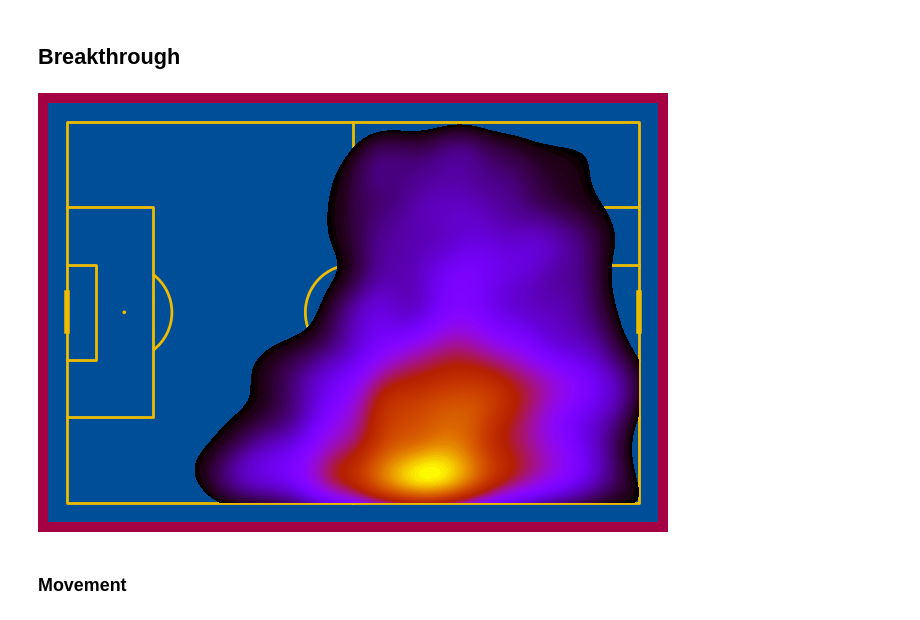
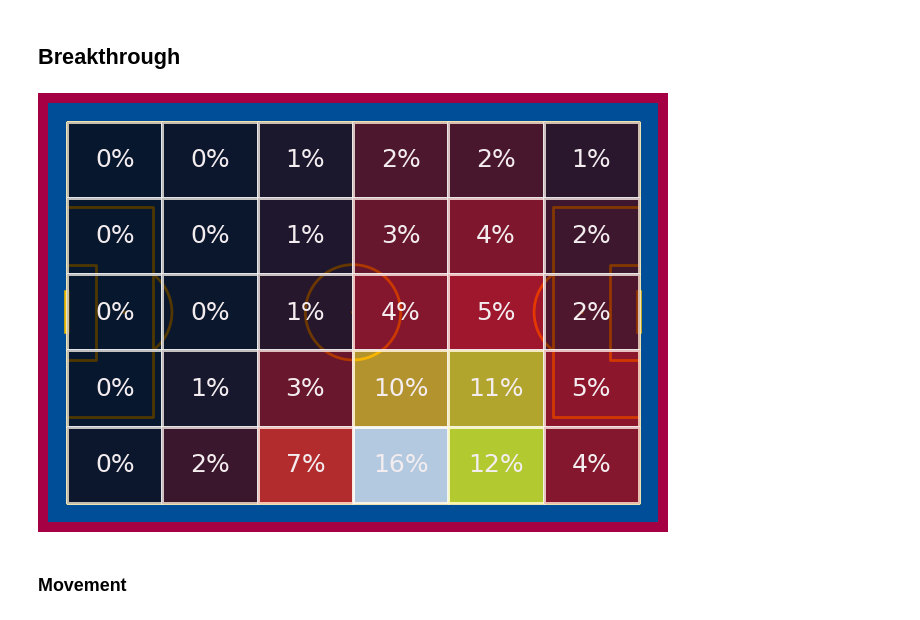
Before and after one commit to YashaswiPandey/IST652-FinalProject, a Jupyter notebook: messiAnalysis.ipynb, the cells around one changed output. Cells and saved outputs as stored; diff of their text form; code cells hidden in the pictures.

```diff
--- a/messiAnalysis.ipynb
+++ b/messiAnalysis.ipynb
@@ -68,36 +70,28 @@ def heatmap(df,type):
 
     if(type=="pass"):
         pitch = Pitch(pitch_type='statsbomb',pitch_color='#004d98', line_color='#edbb00',half=True)
+    elif(type=="all"):
+        pitch = Pitch(pitch_type='statsbomb',pitch_color='#004d98', line_color='#edbb00')
     else:
         pitch = VerticalPitch(pitch_type='statsbomb',pitch_color='#004d98', line_color='#edbb00')
 
-    if(type=="carry"):
-        fig, axs = pitch.draw(nrows=1, ncols=2)
-        ax = axs[0]
-        x_end = df["x_carry_end"]
-        y_end = df["y_carry_end"]
-    else:
-        fig, axs = pitch.draw()
-        ax = axs
-
-    x_start = df["x_start"]
-    y_start = df["y_start"]
+    fig, ax = pitch.draw()
 
     fig.set_facecolor('#a50044')
 
-    bin_statistic1 = pitch.bin_statistic(x_start, y_start, statistic='count', bins=(6, 5), normalize=True)
-    pitch.heatmap(bin_statistic1, ax=ax, cmap='hot', edgecolor='#f9f9f9',alpha=0.7)
-    labels = pitch.label_heatmap(bin_statistic1, color='#f4edf0', fontsize=18,
+    x = df["x_start"]
+    y = df["y_start"]
+
+    if(type=="carryEnd"):
+        x = df["x_carry_end"]
+        y = df["y_carry_end"]
+
+
+    bin_statistic = pitch.bin_statistic(x, y, statistic='count', bins=(6, 5), normalize=True)
+    pitch.heatmap(bin_statistic, ax=ax, cmap='hot', edgecolor='#f9f9f9',alpha=0.7)
+    labels = pitch.label_heatmap(bin_statistic, color='#f4edf0', fontsize=18,
                                 ax=ax, ha='center', va='center',
                                 str_format='{:.0%}')
-
-
-    if(type=="carry"):
-            bin_statistic2 = pitch.bin_statistic(x_end, y_end, statistic='count', bins=(6, 5), normalize=True)
-            pitch.heatmap(bin_statistic2, ax=axs[1], cmap='hot', edgecolor='#f9f9f9',alpha=0.7)
-            labels = pitch.label_heatmap(bin_statistic2, color='#f4edf0', fontsize=18,
-                                ax=axs[1], ha='center', va='center',
-                                str_format='{:.0%}')
 # %%
 def drib(dfSuc,dfNut,dfUnSuc):
     pitch = Pitch(pitch_type='statsbomb',pitch_color='#004d98', line_color='#edbb00')
@@ -169,9 +166,9 @@ def dangerPass(df):
 # %% [markdown]
 ## Breakthrough
-# %%
-kdePlot(initialYears)
-# %% [output]
-[figure, removed]
+# %%
+heatmap(initialYears,"all")
+# %% [output]
+[figure, added]
 # %% [markdown]
 ### Movement
 # %%
```
Also changed, not shown: parts of 101 cells of this notebook.
